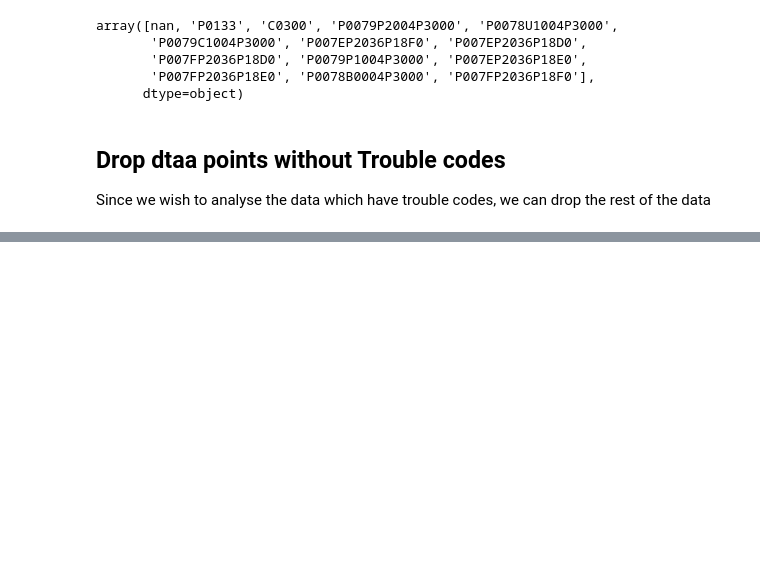
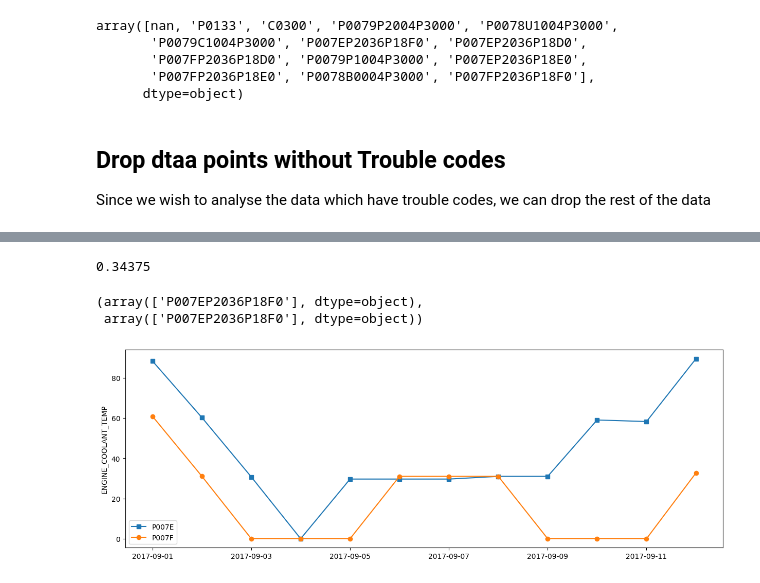
Before and after one commit to asuzukosi/GraphNeuralNetworksAndKnowledgGraphs, a Jupyter notebook: OBD_DataAnalysis_project.ipynb, the cells around one changed output, grey strips where cells are left out. Drawn from its saved outputs; the diff is of its cells as text; code cells hidden in the pictures; blank space fills up the shorter version.

```diff
--- a/OBD_DataAnalysis_project.ipynb
+++ b/OBD_DataAnalysis_project.ipynb
@@ -84,0 +175,11 @@ data['TIMESTAMP'] = pd.to_datetime(data['TIMESTAMP'], unit='ms') # converting Ti
+# %%
+req_data_1 = req_data[req_data.TROUBLE_CODES.str.contains('P007E')].reset_index(drop=True)
+req_data_2 = req_data[req_data.TROUBLE_CODES.str.contains('P007F')].reset_index(drop=True)
+# data slicing based on Trouble codes
+# %%
+req_data_1 = req_data_1.set_index(req_data_1['TIMESTAMP']).resample('D').mean().reset_index().fillna(0)
+req_data_1['TROUBLE_CODES'] = 'P007E'
+req_data_2 = req_data_2.set_index(req_data_2['TIMESTAMP']).resample('D').mean().reset_index().fillna(0)
+req_data_2['TROUBLE_CODES'] = 'P007F'
+# generalizing trouble code column to two groups - P007E & P007F
+combined_data_resampled = pd.concat([req_data_1,req_data_2],ignore_index=True,sort=True)
@@ -84,0 +222,25 @@ data['TIMESTAMP'] = pd.to_datetime(data['TIMESTAMP'], unit='ms') # converting Ti
+# %%
+mdl1 = LogisticRegression(random_state=0,solver='lbfgs',multi_class='auto').fit(np.array(X['ENGINE_COOLANT_TEMP']).reshape(-1,1) , y)
+mdl1.score(np.array(X['ENGINE_COOLANT_TEMP']).reshape(-1,1),y)
+
+# checking the accuracy of the classifier to decide on the relationship between sensor data and trouble code's
+# accuracy score is low to set up a relationship
+# %% [output]
+0.34375
+# %%
+mdl1.predict(np.array([114.1]).reshape(-1,1)),mdl1.predict(np.array([114.2]).reshape(-1,1))
+# %% [output]
+(array(['P007EP2036P18F0'], dtype=object),
+ array(['P007EP2036P18F0'], dtype=object))
+# %%
+plt.figure(figsize = (15,5))
+plt.plot(req_data_1['TIMESTAMP'],req_data_1['ENGINE_COOLANT_TEMP'].rolling(window=3).mean(), marker = "s", label = 'P007E')
+plt.plot(req_data_2['TIMESTAMP'],req_data_2['ENGINE_COOLANT_TEMP'].rolling(window=3).mean(), marker = "o", label = 'P007F')
+plt.legend(loc='best')
+plt.ylabel('ENGINE_COOLANT_TEMP')
+plt.show()
+# after downsampling
+# P007E - sensor value has a dip from sept 1st to sept 4th, and increases after september 9th.
+# P007F - sensor value decreases to 0 until sept 3rd, and follows a seasonal pattern afterwards
+# %% [output]
+[figure, added]
```
Also changed, not shown: parts of 72 cells of this notebook.
